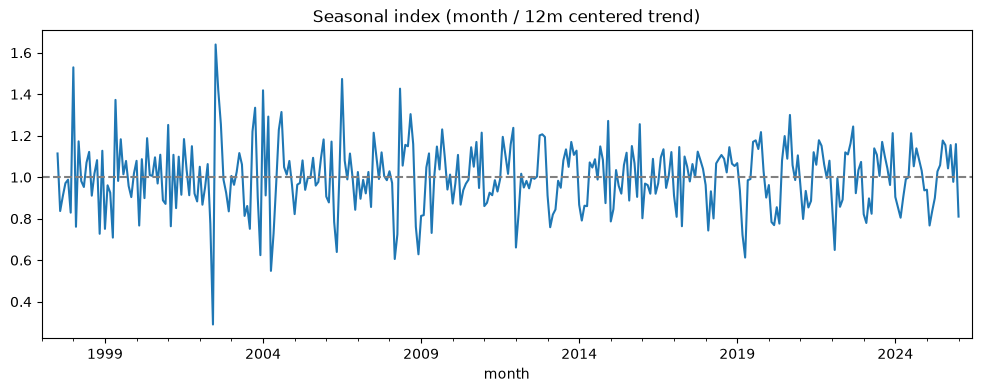
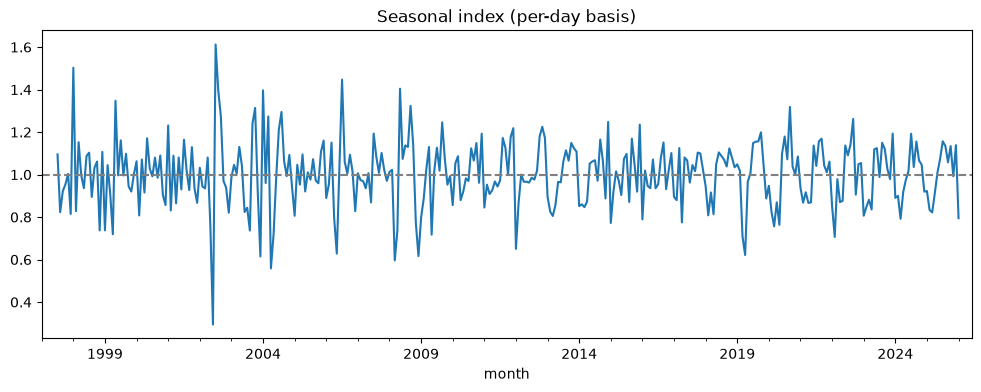
The change to this notebook cell's code, shown as a diff; its figure went from the first image to the second:
--- before
+++ after
@@ -1,6 +1,6 @@
-trend = df["tonnes"].rolling(12, center=True).mean()
-df["seasonal_index"] = df["tonnes"] / trend
-
-df["seasonal_index"].plot(figsize=(12, 4), title="Seasonal index (month / 12m centered trend)")
+df["tonnes_per_day"] = df["tonnes"] / df.index.days_in_month
+trend = df["tonnes_per_day"].rolling(12, center=True).mean()
+df["seasonal_index"] = df["tonnes_per_day"] / trend
+df["seasonal_index"].plot(figsize=(12, 4), title="Seasonal index (per-day basis)")
 plt.axhline(1.0, color="gray", ls="--")
 plt.show()

Commit: seasonality update